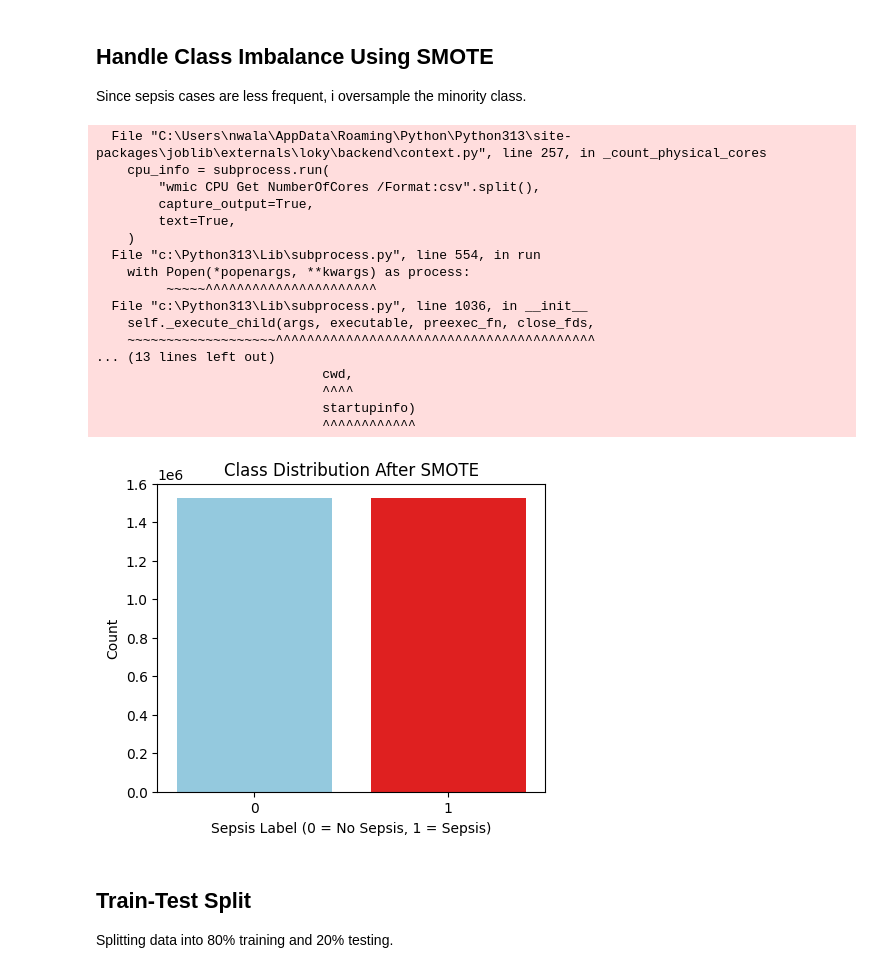
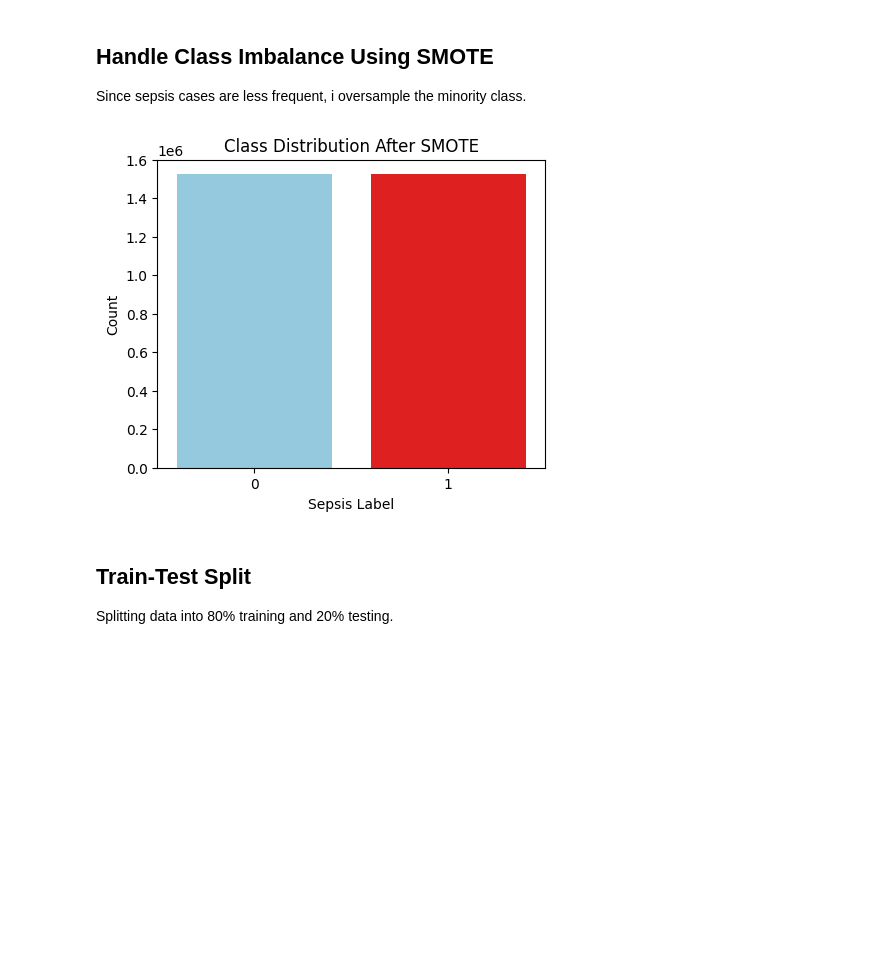
Before and after one commit to nwalablessing/streamlit-health-monitor, a Jupyter notebook: sepsis analysis.ipynb, the cells around one changed output. Saved outputs shown, nothing was run; the diff lists cells and outputs as text; code cells hidden in the pictures; blank space fills up the shorter version.

```diff
--- a/sepsis analysis.ipynb
+++ b/sepsis analysis.ipynb
@@ -106,35 +103,23 @@ plt.show()
 ## Handle Class Imbalance Using SMOTE
 Since sepsis cases are less frequent, i oversample the minority class.
 # %%
+import pandas as pd
+import seaborn as sns
+import matplotlib.pyplot as plt
+from imblearn.over_sampling import SMOTE
+
+# Assume X_scaled and y are already defined
 smote = SMOTE(random_state=42)
 X_resampled, y_resampled = smote.fit_resample(X_scaled, y)
 
-# --- AFTER SMOTE ---
-plt.figure(figsize=(5,4))
+plt.figure(figsize=(5, 4))
 sns.countplot(x=y_resampled, palette=["skyblue", "red"])
 plt.title("Class Distribution After SMOTE")
-plt.xlabel("Sepsis Label (0 = No Sepsis, 1 = Sepsis)")
+plt.xlabel("Sepsis Label")
 plt.ylabel("Count")
 plt.show()
 # %% [output]
-  File "C:\Users\nwala\AppData\Roaming\Python\Python313\site-packages\joblib\externals\loky\backend\context.py", line 257, in _count_physical_cores
-    cpu_info = subprocess.run(
-        "wmic CPU Get NumberOfCores /Format:csv".split(),
-        capture_output=True,
-        text=True,
-    )
-  File "c:\Python313\Lib\subprocess.py", line 554, in run
-    with Popen(*popenargs, **kwargs) as process:
-         ~~~~~^^^^^^^^^^^^^^^^^^^^^^
-  File "c:\Python313\Lib\subprocess.py", line 1036, in __init__
-    self._execute_child(args, executable, preexec_fn, close_fds,
-    ~~~~~~~~~~~~~~~~~~~^^^^^^^^^^^^^^^^^^^^^^^^^^^^^^^^^^^^^^^^^
-... (13 lines left out)
-                             cwd,
-                             ^^^^
-                             startupinfo)
-                             ^^^^^^^^^^^^
-[figure, old version]
+[figure, new version]
 # %% [markdown]
 ## Train-Test Split
 Splitting data into 80% training and 20% testing.
```
Also changed, not shown: parts of 4 cells of this notebook.
